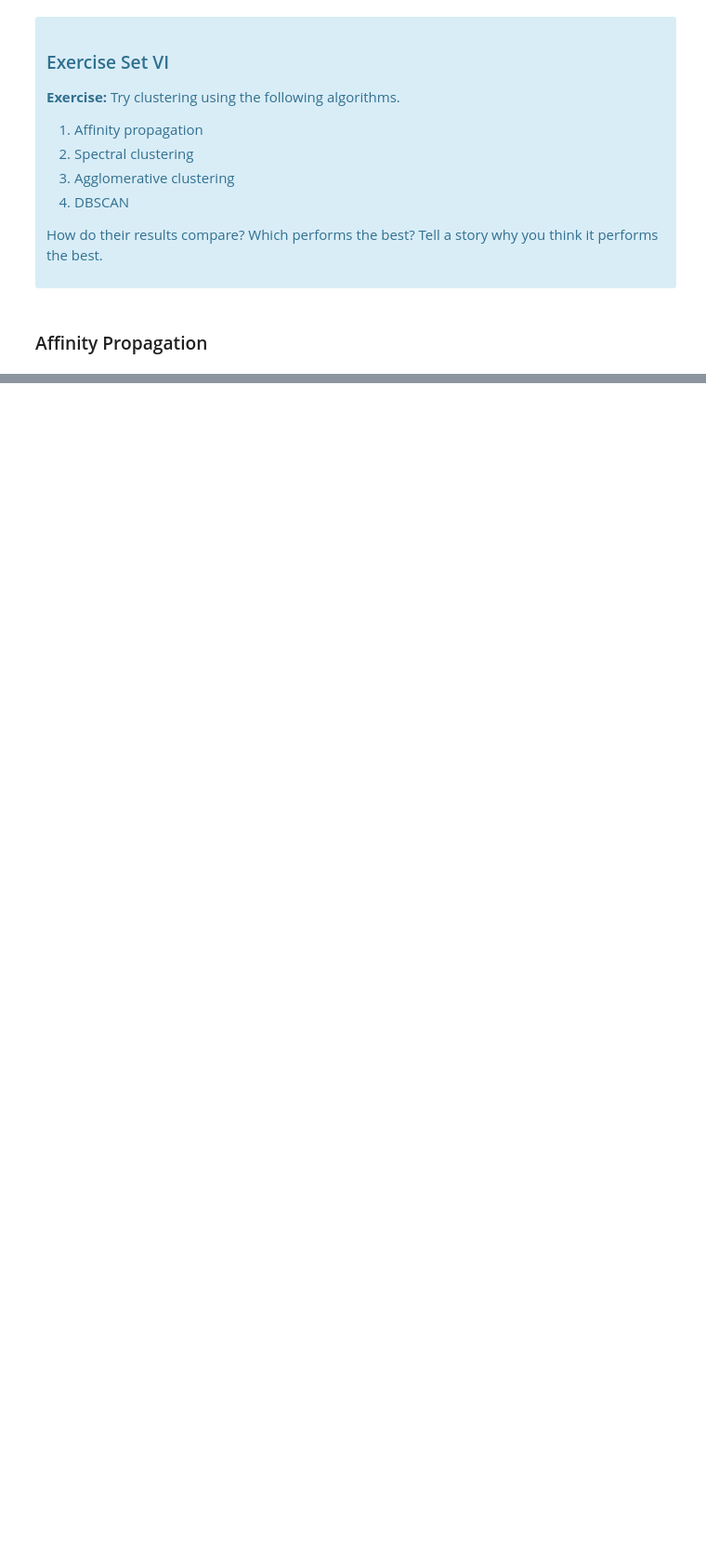
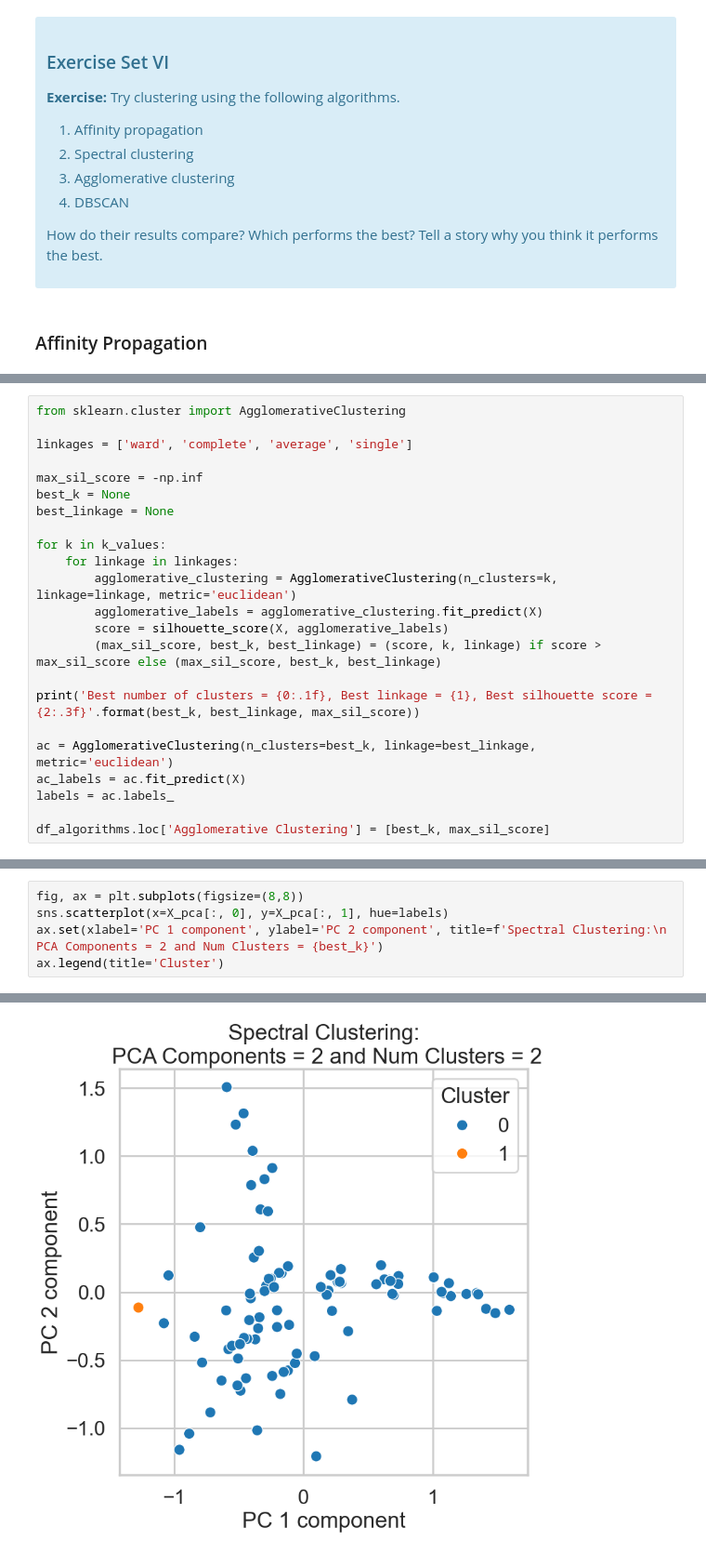
Before and after one commit to dezertdweller/springboard-data-science-projects, a Jupyter notebook: kmeans-customer-segmentation/Clustering Case Study - Customer Segmentation with K-Means - Tier 3.ipynb, the cells around one changed output, grey strips where cells are left out. Shown at 93% size. Saved outputs shown, nothing was run; the diff lists cells and outputs as text; blank space fills up the shorter version.

```diff
--- a/kmeans-customer-segmentation/Clustering Case Study - Customer Segmentation with K-Means - Tier 3.ipynb
+++ b/kmeans-customer-segmentation/Clustering Case Study - Customer Segmentation with K-Means - Tier 3.ipynb
@@ -983,0 +1087,23 @@ array([ 0,  9,  6,  3, 11, 11,  6, 13,  4,  2,  8, 12,  2, 11,  4,  6, 13,
+# %%
+from sklearn.cluster import AgglomerativeClustering
+
+linkages = ['ward', 'complete', 'average', 'single']
+
+max_sil_score = -np.inf
+best_k = None
+best_linkage = None
+
+for k in k_values:
+    for linkage in linkages:
+        agglomerative_clustering = AgglomerativeClustering(n_clusters=k, linkage=linkage, metric='euclidean')
+        agglomerative_labels = agglomerative_clustering.fit_predict(X)
+        score = silhouette_score(X, agglomerative_labels)
+        (max_sil_score, best_k, best_linkage) = (score, k, linkage) if score > max_sil_score else (max_sil_score, best_k, best_linkage)
+
+print('Best number of clusters = {0:.1f}, Best linkage = {1}, Best silhouette score = {2:.3f}'.format(best_k, best_linkage, max_sil_score))
+
+ac = AgglomerativeClustering(n_clusters=best_k, linkage=best_linkage, metric='euclidean')
+ac_labels = ac.fit_predict(X)
+labels = ac.labels_
+
+df_algorithms.loc['Agglomerative Clustering'] = [best_k, max_sil_score]
@@ -983,0 +1112,6 @@ array([ 0,  9,  6,  3, 11, 11,  6, 13,  4,  2,  8, 12,  2, 11,  4,  6, 13,
+# %%
+fig, ax = plt.subplots(figsize=(8,8))
+sns.scatterplot(x=X_pca[:, 0], y=X_pca[:, 1], hue=labels)
+ax.set(xlabel='PC 1 component', ylabel='PC 2 component', title=f'Spectral Clustering:\n PCA Components = 2 and Num Clusters = {best_k}')
+ax.legend(title='Cluster')
+# %% [output]
@@ -983,0 +1119 @@ array([ 0,  9,  6,  3, 11, 11,  6, 13,  4,  2,  8, 12,  2, 11,  4,  6, 13,
+[figure, added]
```
Also changed, not shown: parts of 18 cells of this notebook.
